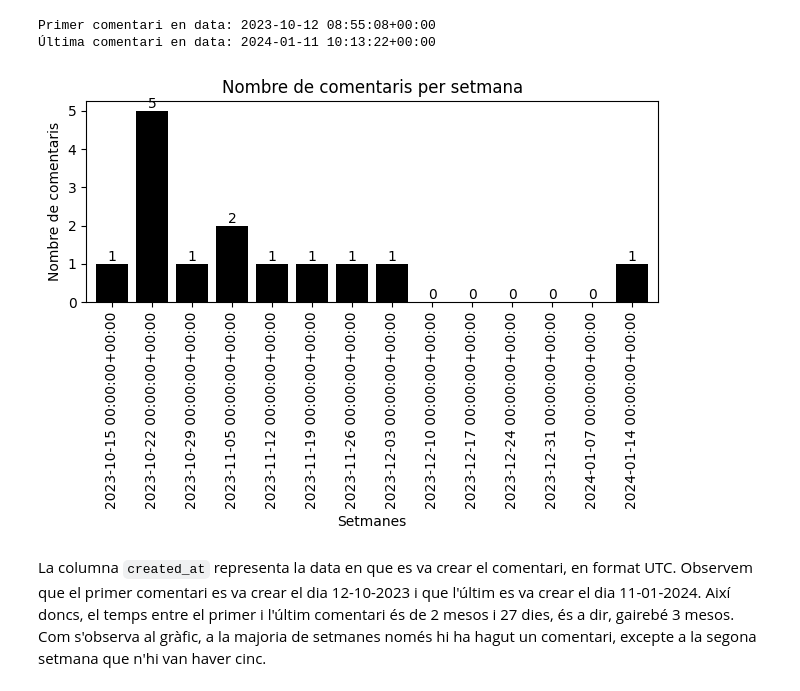
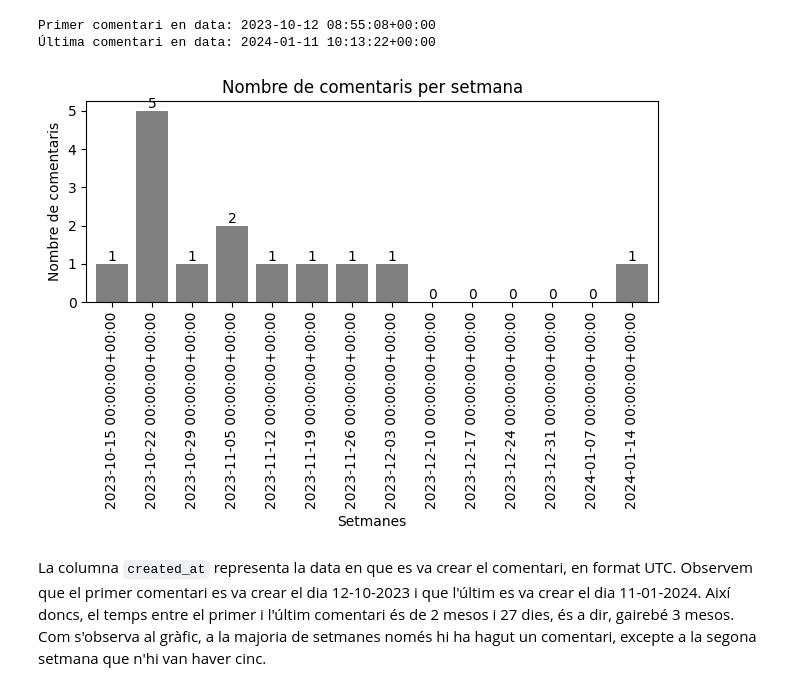
Before and after one commit to NoOPeEKS/dades-assemblea-clima, a Jupyter notebook: exploracio_csv.ipynb, the cells around one changed output. Cells and saved outputs as stored; diff of their text form; code cells hidden in the pictures.

```diff
--- a/exploracio_csv.ipynb
+++ b/exploracio_csv.ipynb
@@ -143,7 +143,7 @@ df_proposals['published_at'] = pd.to_datetime(df_proposals['published_at'], utc=
 print(f"Primera proposta en data: {min(df_proposals['published_at'])}")
 print(f"Última proposta en data: {max(df_proposals['published_at'])}")
 
-ax = df_proposals.resample('W-MON', on='published_at')['id'].count().plot(kind='bar', width=.8, color='black')
+ax = df_proposals.resample('W-MON', on='published_at')['id'].count().plot(kind='bar', width=.8, color='grey')
 for p in ax.patches:
     ax.annotate(str(p.get_height()), (p.get_x() + p.get_width() / 2., p.get_height()), ha='center', va='center', xytext=(0, 5), textcoords='offset points')
 
@@ -488,17 +511,17 @@ print(f"Última comentari en data: {max(df_comments['created_at'])}")
 Primer comentari en data: 2023-10-12 08:55:08+00:00
 Última comentari en data: 2024-01-11 10:13:22+00:00
 # %%
-ax = df_comments.resample('W', on='created_at')['id'].count().plot(kind='bar', width=.8, color='black')
+ax = df_comments.resample('W', on='created_at')['id'].count().plot(kind='bar', width=.8, color='grey')
 for p in ax.patches:
     ax.annotate(str(p.get_height()), (p.get_x() + p.get_width() / 2., p.get_height()), ha='center', va='center', xytext=(0, 5), textcoords='offset points')
 
 plt.xlabel('Setmanes')
 plt.ylabel('Nombre de comentaris')
 plt.title('Nombre de comentaris per setmana')
 plt.tight_layout()
 plt.show()
 # %% [output]
-[figure, old version]
+[figure, new version]
 # %% [markdown]
 La columna `created_at` representa la data en que es va crear el comentari, en format UTC. Observem que el primer comentari es va crear el dia 12-10-2023 i que l'últim es va crear el dia 11-01-2024. Així doncs, el temps entre el primer i l'últim comentari és de 2 mesos i 27 dies, és a dir, gairebé 3 mesos. Com s'observa al gràfic, a la majoria de setmanes només hi ha hagut un comentari, excepte a la segona setmana que n'hi van haver cinc.
 # %% [markdown]
```
Also changed, not shown: parts of 7 cells of this notebook.
